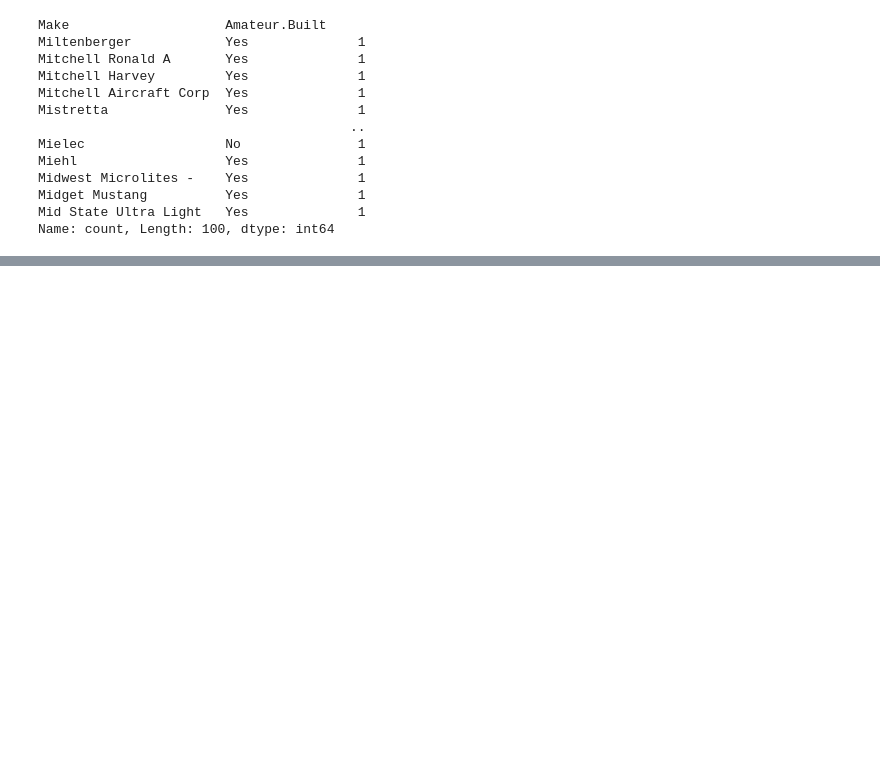
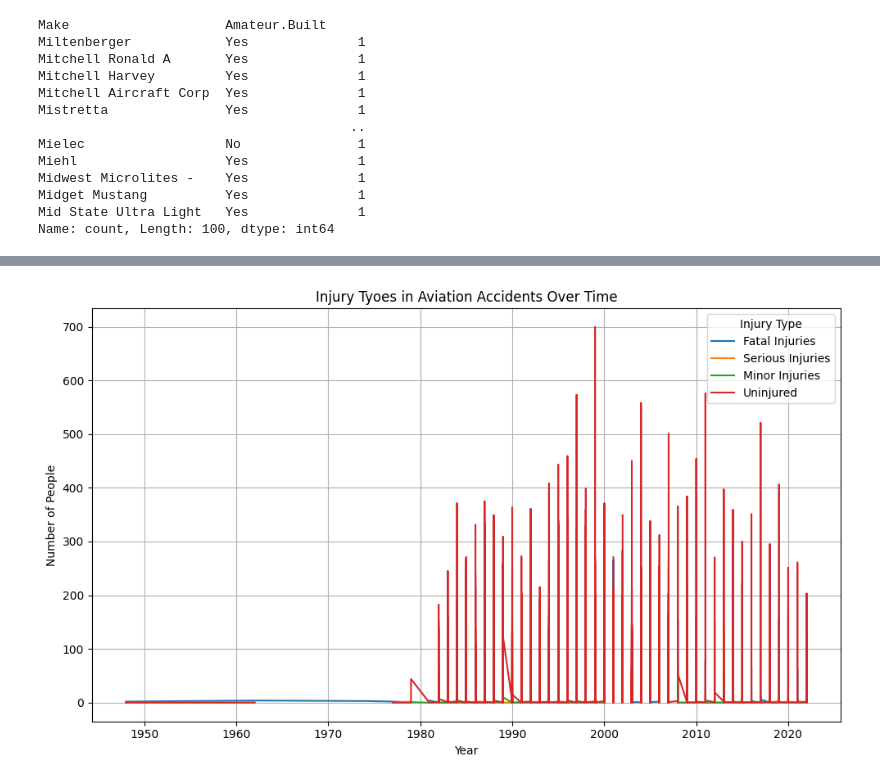
Before and after one commit to samnguthi/Phase-1-project, a Jupyter notebook: index.ipynb, the cells around one changed output, grey strips where cells are left out. Saved outputs shown, nothing was run; the diff lists cells and outputs as text; code cells hidden in the pictures; blank space fills up the shorter version.

Commit message:
trying differrent plots

```diff
--- a/index.ipynb
+++ b/index.ipynb
@@ -468,0 +483,26 @@ Name: count, Length: 100, dtype: int64
+# %%
+a_df['Event.Date'] = pd.to_datetime(a_df['Event.Date'])
+a_df['Year'] = a_df['Event.Date'].dt.year
+
+latest_year = a_df['Year'].max()
+start_year = latest_year - 20
+a_df_filtered = a_df[a_df['Year'] >= start_year]
+# %%
+plt.figure(figsize=(10,6))
+
+plt.plot(a_df['Year'], a_df['Total.Fatal.Injuries'], label = 'Fatal Injuries')
+plt.plot(a_df['Year'], a_df['Total.Serious.Injuries'], label = 'Serious Injuries')
+plt.plot(a_df['Year'], a_df['Total.Minor.Injuries'], label = 'Minor Injuries')
+plt.plot(a_df['Year'], a_df['Total.Uninjured'], label = 'Uninjured')
+
+plt.xlabel('Year')
+plt.ylabel('Number of People')
+plt.title('Injury Tyoes in Aviation Accidents Over Time')
+
+plt.legend(title='Injury Type')
+
+plt.grid(True)
+plt.tight_layout()
+plt.show()
+# %% [output]
+[figure, added]
```
Also changed, not shown: parts of 5 cells of this notebook.
